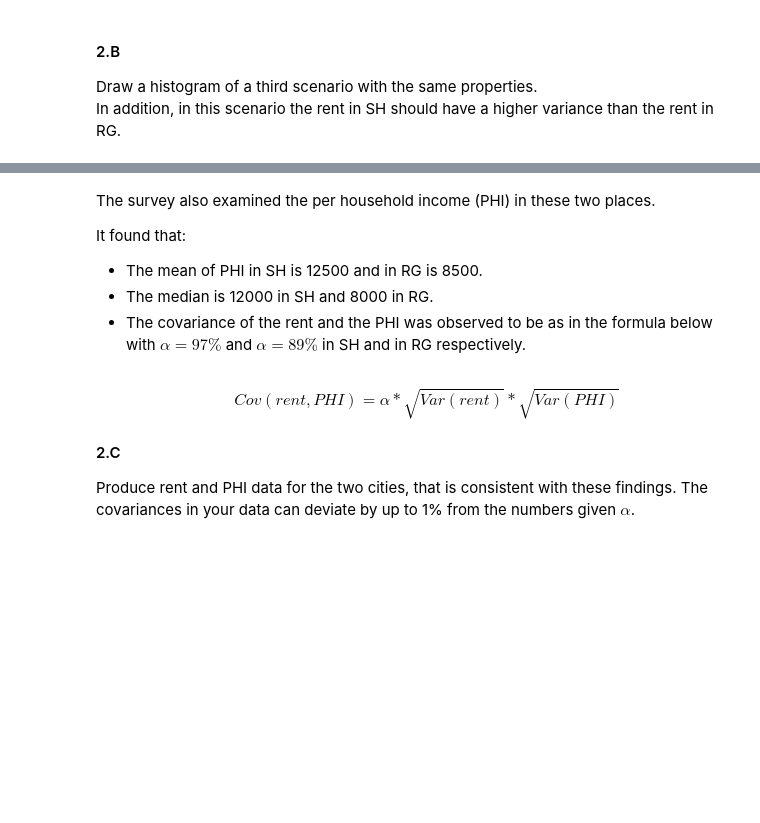
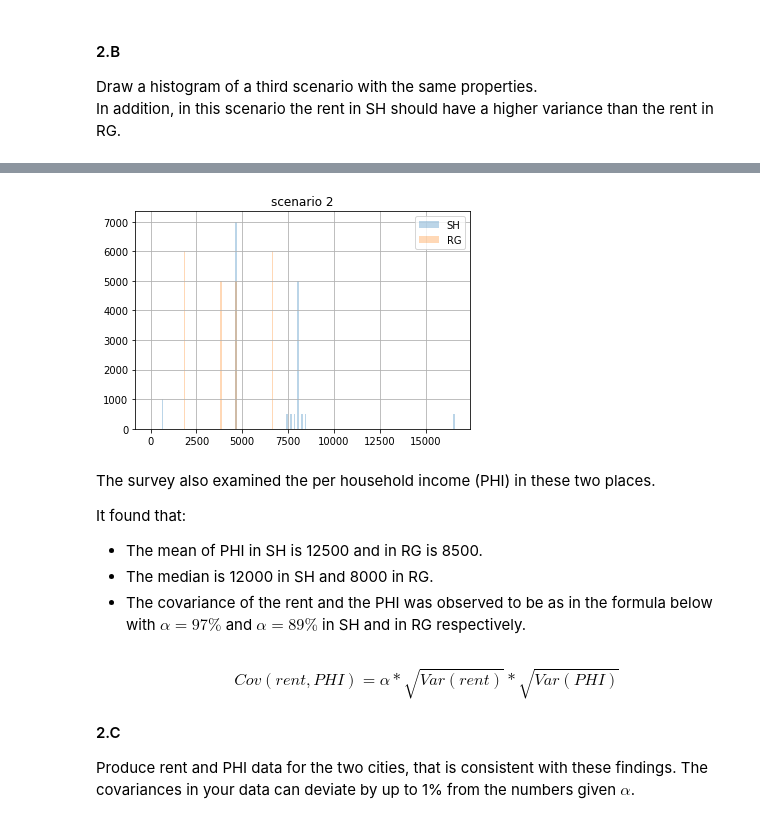
Before and after one commit to barboym/hw_statistics_runi, a Jupyter notebook: HW1 181122.ipynb, the cells around one changed output, grey strips where cells are left out. Drawn from its saved outputs; the diff is of its cells as text; code cells hidden in the pictures; blank space fills up the shorter version.

```diff
--- a/HW1 181122.ipynb
+++ b/HW1 181122.ipynb
@@ -201,0 +267,18 @@ np.linspace(-.01,.01,10000).sum()
+# %%
+SH={ # same distribution as the second scenario, but:
+    600:1000,# I lowered the rent by 4000 to 1000 people from the lower quarter
+    4600:7001,
+    8000:4998,
+    8000+200*(1):500,
+    8000+200*(2):500,
+    8000+200*(3) + 8000:500, # I increased the rent by 8000 to 500 people from the upper quarter
+    8000+200*(-1):500,
+    8000+200*(-2):500,
+    8000+200*(-3):500,
+    11400:1,
+}
+# this way the variance of SH should rise but the rest of the properties are conserved
+# %%
+SH_pop = dict_to_population(SH)
+RG_pop = dict_to_population(RG)
+sanity_check(SH_pop,RG_pop)
@@ -202,3 +292,7 @@ np.linspace(-.01,.01,10000).sum()
+# %%
+hist_plotting_script(SH_pop,RG_pop)
+# %% [output]
+[figure, added]
 # %% [markdown]
 The survey also examined the per household income (PHI) in these two places.<br>
 
```
Also changed, not shown: parts of 16 cells of this notebook.
